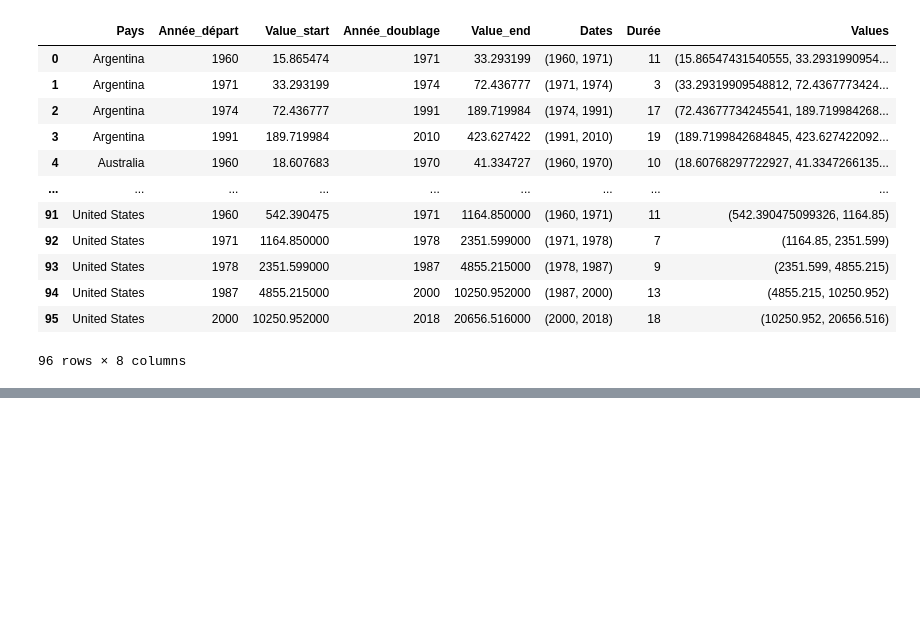
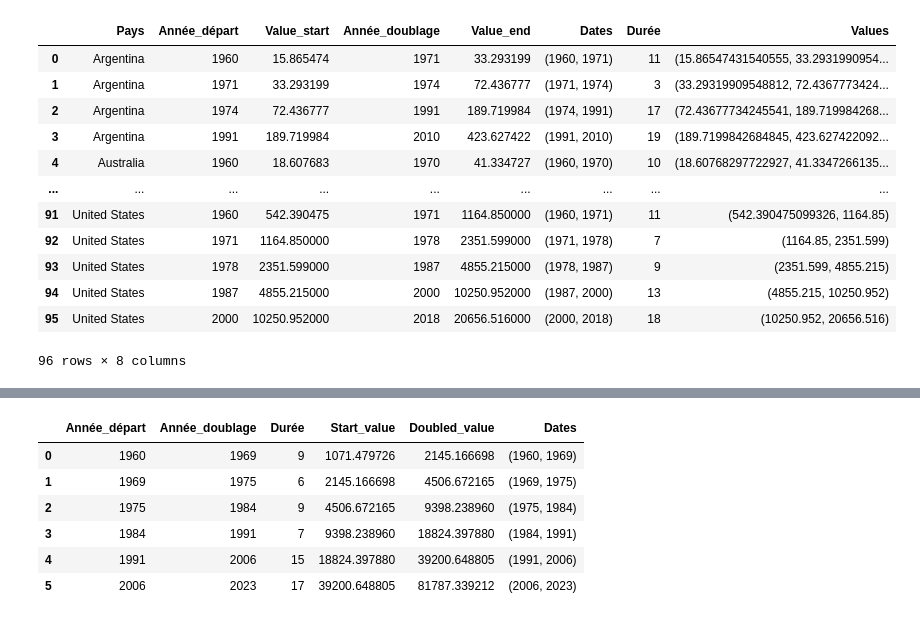
Before and after one commit to canopee-europe/data_analysis, a Jupyter notebook: Economics/PIB/pib_data_world_bank.ipynb, the cells around one changed output, grey strips where cells are left out. Cells and saved outputs as stored; diff of their text form; code cells hidden in the pictures; blank space fills up the shorter version.

Commit message:
pib_data world trends

```diff
--- a/Economics/PIB/pib_data_world_bank.ipynb
+++ b/Economics/PIB/pib_data_world_bank.ipynb
@@ -303,0 +311,3 @@ df_doubled_gdp.to_csv('doubled_gdp_per_country.csv', index=False)
+# %%
+df_total_per_year = df_filtered.groupby("Year").sum("Value (en Mds)").reset_index()
+df_total_per_year
@@ -303,0 +330,24 @@ df_doubled_gdp.to_csv('doubled_gdp_per_country.csv', index=False)
+# %%
+def doubling_all(df_to_sum):
+    """
+    Calcule les temps de doublement pour un seul pays.
+    Retourne une liste de tuples (année_départ, année_doublage, durée).
+    """
+    results = []
+    values = df_to_sum.sort_values("Year")[["Year", "Value (en Mds)"]].to_numpy()
+
+    start_year, start_value = values[0]
+    target = 2 * start_value
+
+    for year, value in values[1:]:
+        if value >= target:
+            duration = int(year) - int(start_year)
+            results.append((int(start_year), int(year), duration, start_value, value))
+            # Nouveau point de départ
+            start_year, start_value = year, value
+            target = 2 * start_value
+
+    return results
+# %%
+doubled_world_gdp = doubling_all(df_total_per_year)
+doubled_world_gdp
@@ -303,0 +361,3 @@ df_doubled_gdp.to_csv('doubled_gdp_per_country.csv', index=False)
+# %%
+df_doubled_world_gdp = pd.DataFrame(doubled_world_gdp, columns=["Année_départ", "Année_doublage", "Durée", "Start_value", "Doubled_value"])
+df_doubled_world_gdp
@@ -303,0 +372,11 @@ df_doubled_gdp.to_csv('doubled_gdp_per_country.csv', index=False)
+# %%
+df_doubled_world_gdp["Dates"] = list(zip(df_doubled_world_gdp.iloc[:, 0], df_doubled_world_gdp.iloc[:, 1]))
+df_doubled_world_gdp
+# %% [output]
+|  | Année_départ | Année_doublage | Durée | Start_value | Doubled_value | Dates |
+| 0 | 1960 | 1969 | 9 | 1071.479726 | 2145.166698 | (1960, 1969) |
+| 1 | 1969 | 1975 | 6 | 2145.166698 | 4506.672165 | (1969, 1975) |
+| 2 | 1975 | 1984 | 9 | 4506.672165 | 9398.238960 | (1975, 1984) |
+| 3 | 1984 | 1991 | 7 | 9398.238960 | 18824.397880 | (1984, 1991) |
+| 4 | 1991 | 2006 | 15 | 18824.397880 | 39200.648805 | (1991, 2006) |
+| 5 | 2006 | 2023 | 17 | 39200.648805 | 81787.339212 | (2006, 2023) |
```
Also changed, not shown: parts of 16 cells of this notebook.
